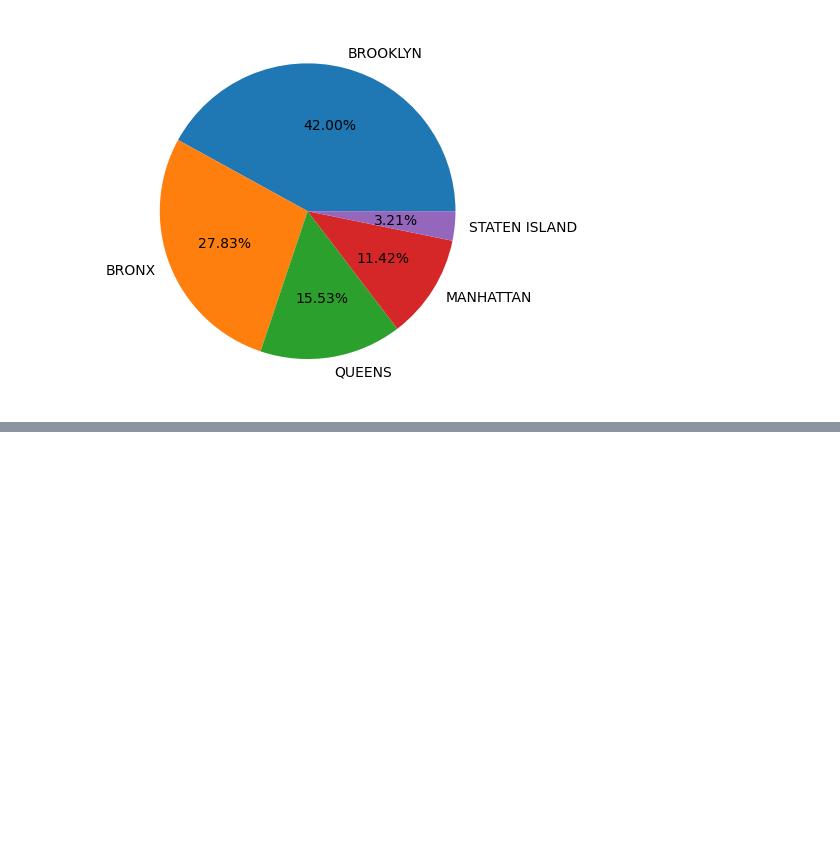
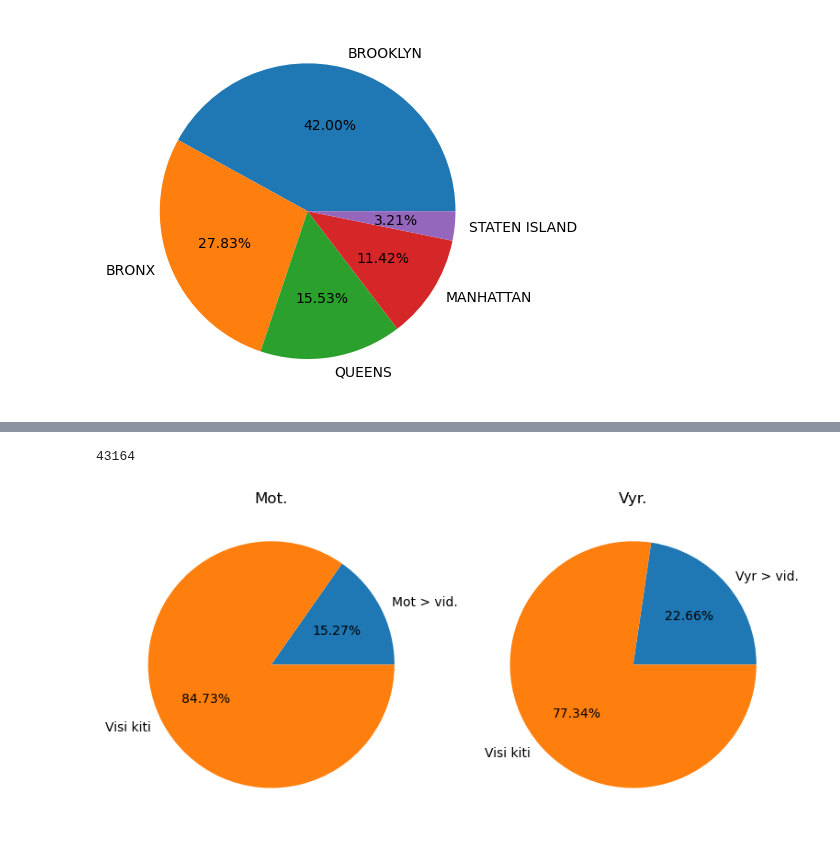
Before and after one commit to ISeeBugsEverywhere/DataScienceNotebooks, a Jupyter notebook: Notebooks/29pasktaita.ipynb, the cells around one changed output, grey strips where cells are left out. Drawn from its saved outputs; the diff is of its cells as text; code cells hidden in the pictures; blank space fills up the shorter version.

```diff
--- a/Notebooks/29pasktaita.ipynb
+++ b/Notebooks/29pasktaita.ipynb
@@ -164,0 +188,30 @@ plt.show()
+# %%
+# Upd.:
+#  1) parodykite, kiek % moterų, vyrų nuo visos imties uždirba daugiau, nei vidurkis
+
+viso = len(d18)
+print(viso)
+motDaugiauVid = sum(fage.values)
+kitif = viso - motDaugiauVid
+
+vyrDaugiauVid = sum(mage.values)
+kitim = viso - vyrDaugiauVid
+
+fig, (ax1, ax2) = plt.subplots(1,2, figsize=(8,4.5), gridspec_kw={'width_ratios':[1,1]})
+#ax1:
+#plotting code:
+ax1.set_title('Mot.')
+ax1.pie(x=[motDaugiauVid, kitif], labels=['Mot > vid.', 'Visi kiti'], autopct='%.2f%%')
+
+#ax1.legend(loc=1)
+#ax2:
+#plotting code:
+ax2.set_title('Vyr.')
+ax2.pie(x=[vyrDaugiauVid, kitim], labels=['Vyr > vid.', 'Visi kiti'], autopct='%.2f%%')
+
+#ax2.legend(loc='best')
+fig.tight_layout()
+plt.show()
+# %% [output]
+43164
+[figure, added]
```
Also changed, not shown: parts of 2 cells of this notebook.
